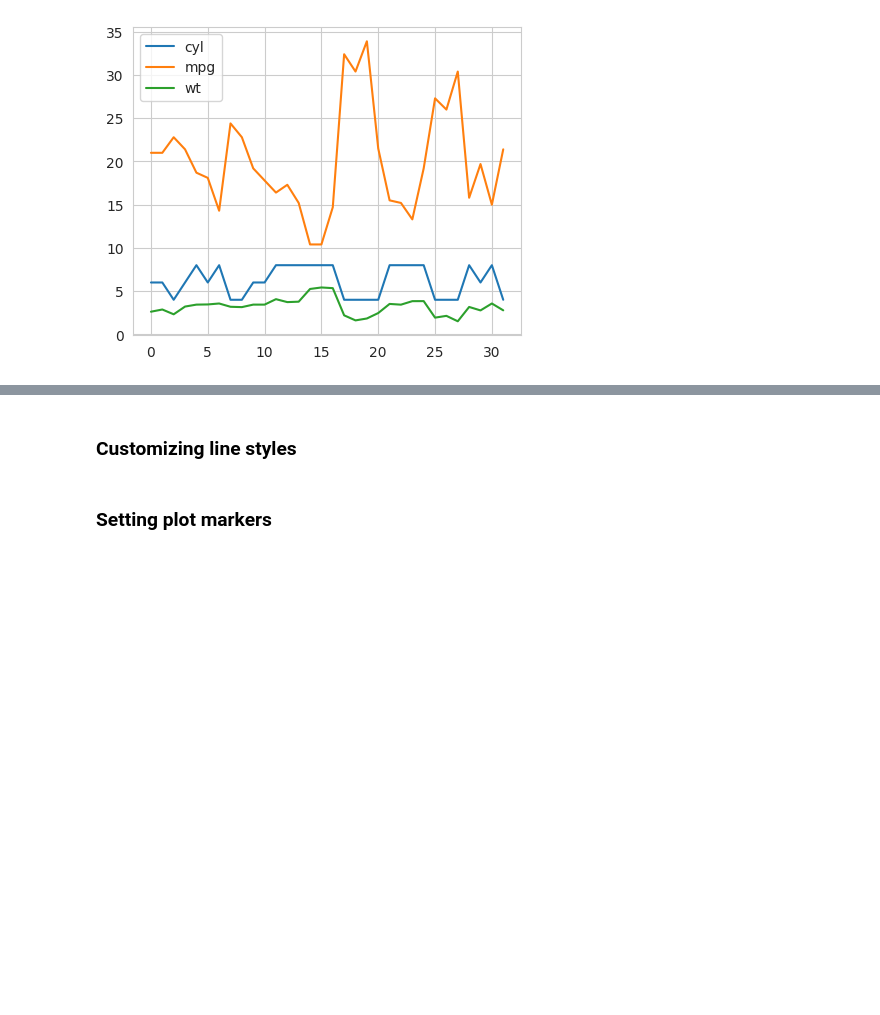
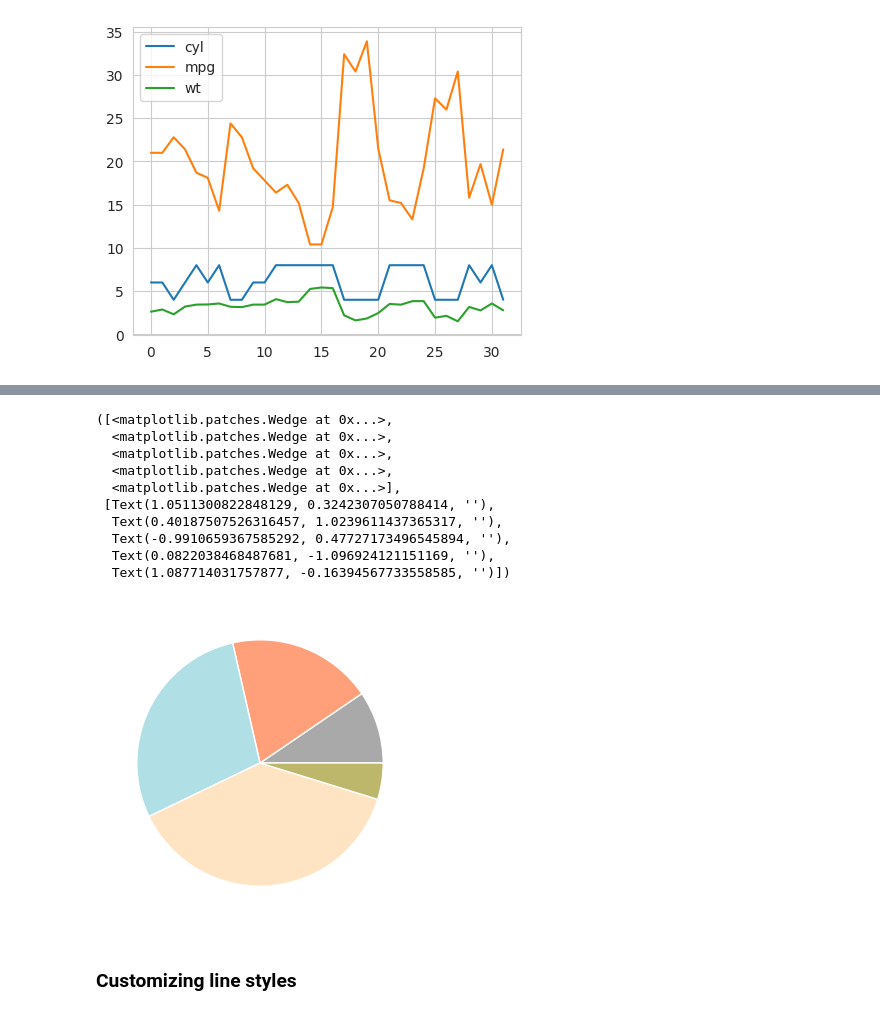
Before and after one commit to chamudithagamage/python-for-data-science-and-machine-learning-essential-training-part-1-3006708, a Jupyter notebook: notebooks/04_04b.ipynb, the cells around one changed output, grey strips where cells are left out. Saved outputs shown, nothing was run; the diff lists cells and outputs as text; code cells hidden in the pictures; blank space fills up the shorter version.

```diff
--- a/notebooks/04_04b.ipynb
+++ b/notebooks/04_04b.ipynb
@@ -44,4 +57,17 @@ df.plot()
+# %%
+color_theme = ['#A9A9A9', '#FFA07A', '#B0E0E6', '#FFE4C4', '#BDB76B']
+plt.pie(z, colors=color_theme)
+# %% [output]
+([<matplotlib.patches.Wedge at 0x...>,
+  <matplotlib.patches.Wedge at 0x...>,
+  <matplotlib.patches.Wedge at 0x...>,
+  <matplotlib.patches.Wedge at 0x...>,
+  <matplotlib.patches.Wedge at 0x...>],
+ [Text(1.0511300822848129, 0.3242307050788414, ''),
+  Text(0.40187507526316457, 1.0239611437365317, ''),
+  Text(-0.9910659367585292, 0.47727173496545894, ''),
+  Text(0.0822038468487681, -1.096924121151169, ''),
+  Text(1.087714031757877, -0.16394567733558585, '')])
+[figure, added]
 # %% [markdown]
 ### Customizing line styles
-# %% [markdown]
-### Setting plot markers
```
Also changed, not shown: parts of 4 cells of this notebook, 22 other files.
